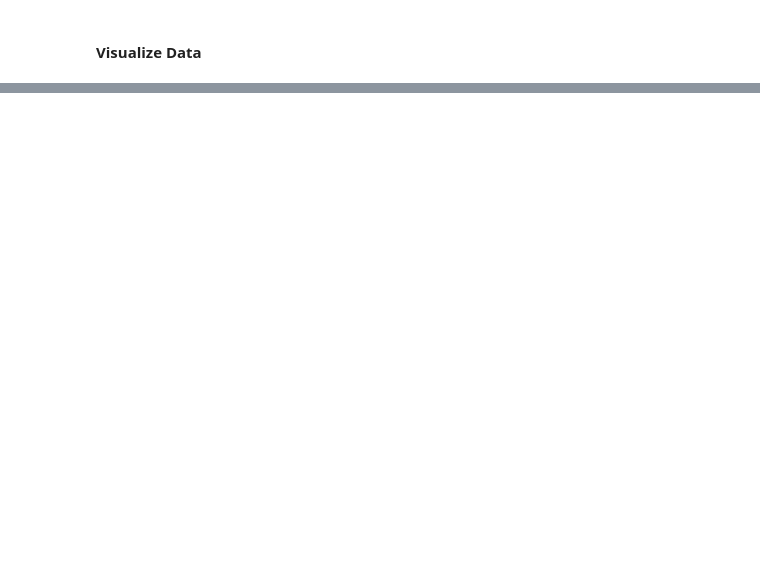
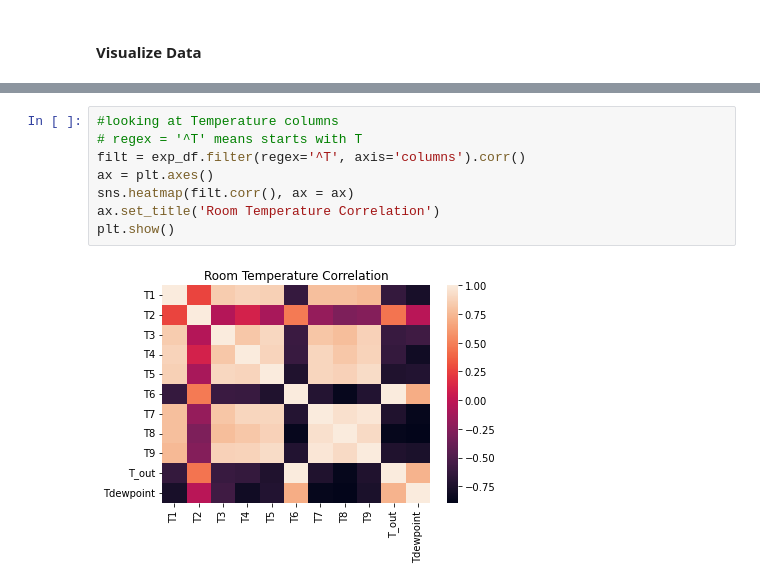
Before and after one commit to parksjr5/Energy_Forecasting, a Jupyter notebook: timeseries.ipynb, the cells around one changed output, grey strips where cells are left out. Saved outputs shown, nothing was run; the diff lists cells and outputs as text; blank space fills up the shorter version.

```diff
--- a/timeseries.ipynb
+++ b/timeseries.ipynb
@@ -119,0 +161,10 @@ plt.tight_layout()
+# %%
+#looking at Temperature columns
+# regex = '^T' means starts with T
+filt = exp_df.filter(regex='^T', axis='columns').corr()
+ax = plt.axes()
+sns.heatmap(filt.corr(), ax = ax)
+ax.set_title('Room Temperature Correlation')
+plt.show()
+# %% [output]
+[figure, added]
```
Also changed, not shown: parts of 11 cells of this notebook.
